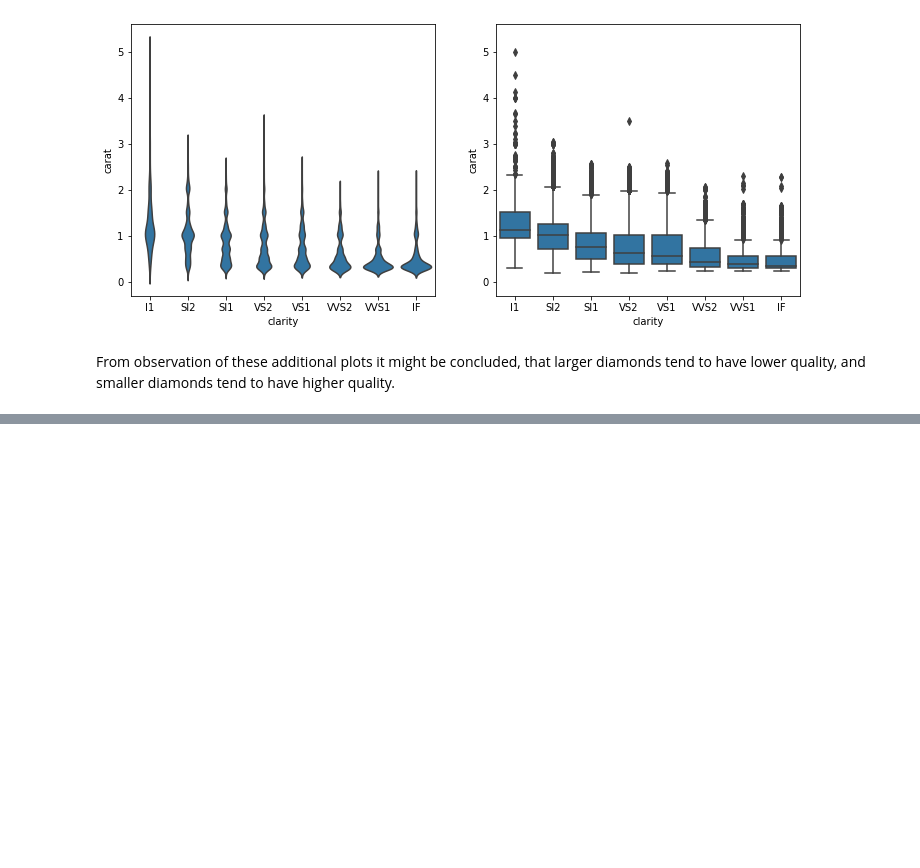
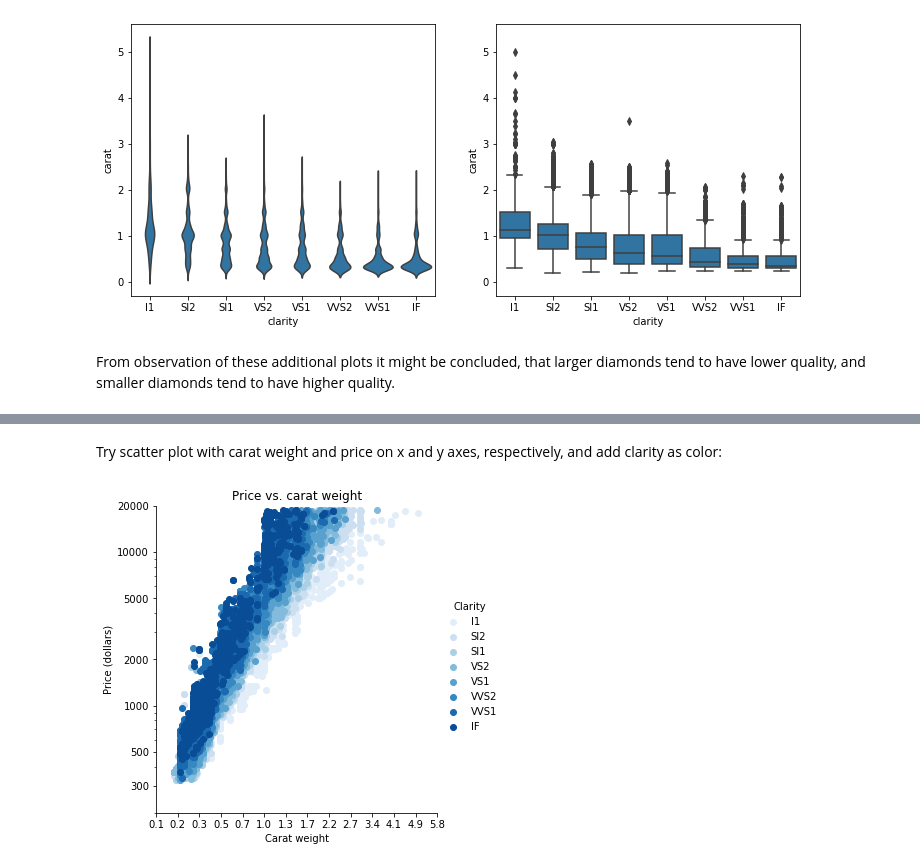
Before and after one commit to mcambalova/data-vis-case-study-diamonds, a Jupyter notebook: data-visualization-diamonds.ipynb, the cells around one changed output, grey strips where cells are left out. Drawn from its saved outputs; the diff is of its cells as text; code cells hidden in the pictures; blank space fills up the shorter version.

```diff
--- a/data-visualization-diamonds.ipynb
+++ b/data-visualization-diamonds.ipynb
@@ -471,0 +480,22 @@ From observation of these additional plots it might be concluded, that larger di
+# %%
+# perform transformations and store the new columns in the dataframe
+diamonds['price_sc'] = diamonds['price'].apply(log_trans)
+diamonds['carat_sc'] = diamonds['carat'].apply(cube_root_trans)
+# %% [markdown]
+Try scatter plot with carat weight and price on x and y axes, respectively, and add clarity as color:
+# %%
+# multivariate plot of price by carat weight and clarity
+g = sb.FacetGrid(data = diamonds, hue = 'clarity', height = 5, palette = 'Blues')
+g.map(plt.scatter, 'carat_sc', 'price')
+plt.yscale('log')
+x_tick_locs = np.arange(0.5, cube_root_trans(diamonds['carat'].max())+0.1, 0.1)
+y_tick_locs = [300, 500, 1000, 2000, 5000, 10000, 20000]
+plt.xticks(x_tick_locs, cube_root_trans(x_tick_locs, inverse = True).round(1))
+plt.yticks(y_tick_locs, y_tick_locs)
+plt.ylim(200, 20000)
+plt.title('Price vs. carat weight')
+plt.xlabel('Carat weight')
+plt.ylabel('Price (dollars)')
+g.add_legend(title = 'Clarity');
+# %% [output]
+[figure, added]
```
Also changed, not shown: parts of 9 cells of this notebook.
